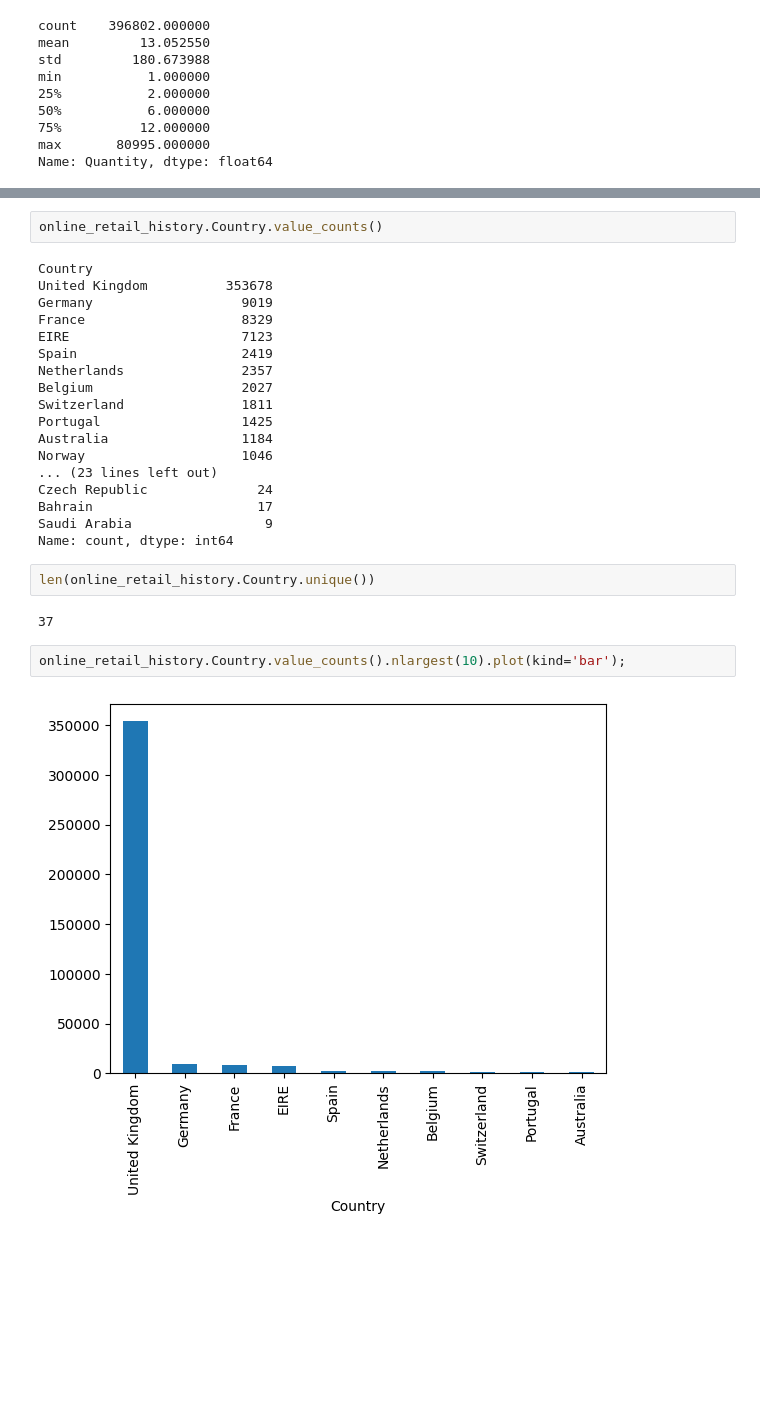
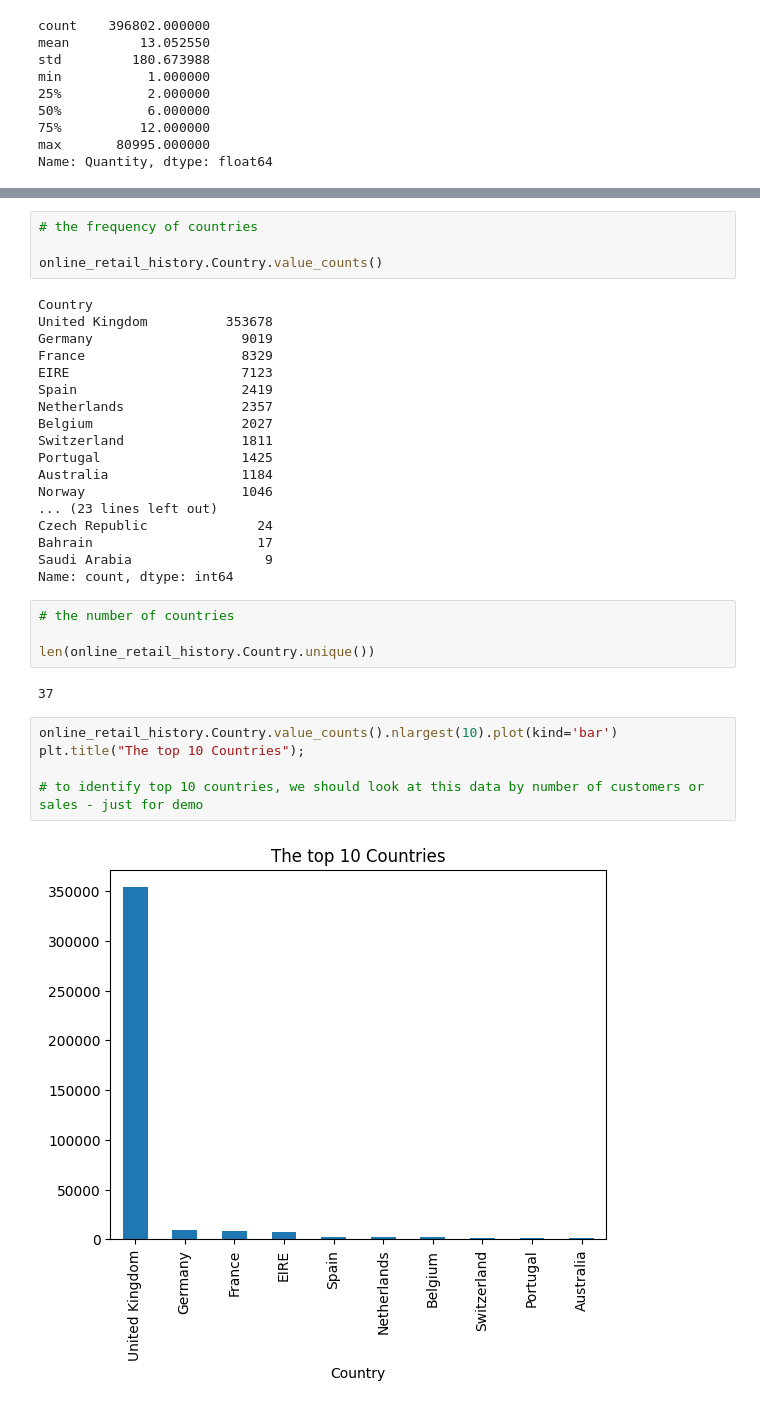
Before and after one commit to shaq31415926/Sep-Bootcamp, a Jupyter notebook: week2/day2/notebooks/01-intro-to-maths-stats-live-coding.ipynb, the cells around one changed output, grey strips where cells are left out. Cells and saved outputs as stored; diff of their text form; blank space fills up the shorter version.

```diff
--- a/week2/day2/notebooks/01-intro-to-maths-stats-live-coding.ipynb
+++ b/week2/day2/notebooks/01-intro-to-maths-stats-live-coding.ipynb
@@ -267,4 +272,6 @@ sns.scatterplot(y='Quantity', x='Price', data=online_retail_history);
 # %%
+# the frequency of countries
+
 online_retail_history.Country.value_counts()
 # %% [output]
 Country
@@ -285,10 +292,15 @@ Bahrain                     17
 Saudi Arabia                 9
 Name: count, dtype: int64
 # %%
+# the number of countries
+
 len(online_retail_history.Country.unique())
 # %% [output]
 37
 # %%
-online_retail_history.Country.value_counts().nlargest(10).plot(kind='bar');
+online_retail_history.Country.value_counts().nlargest(10).plot(kind='bar')
+plt.title("The top 10 Countries");
+
+# to identify top 10 countries, we should look at this data by number of customers or sales - just for demo
 # %% [output]
-[figure, old version]
+[figure, new version]
```
Also changed, not shown: parts of 4 cells of this notebook.
